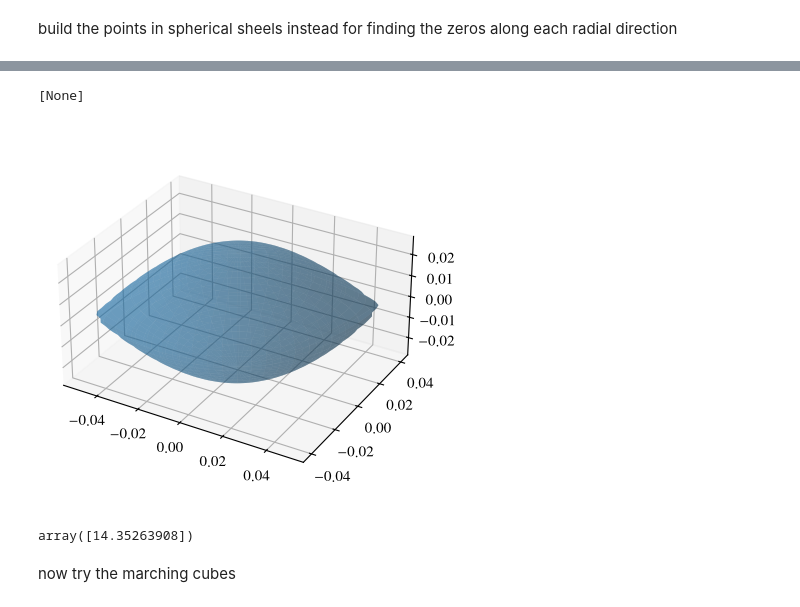
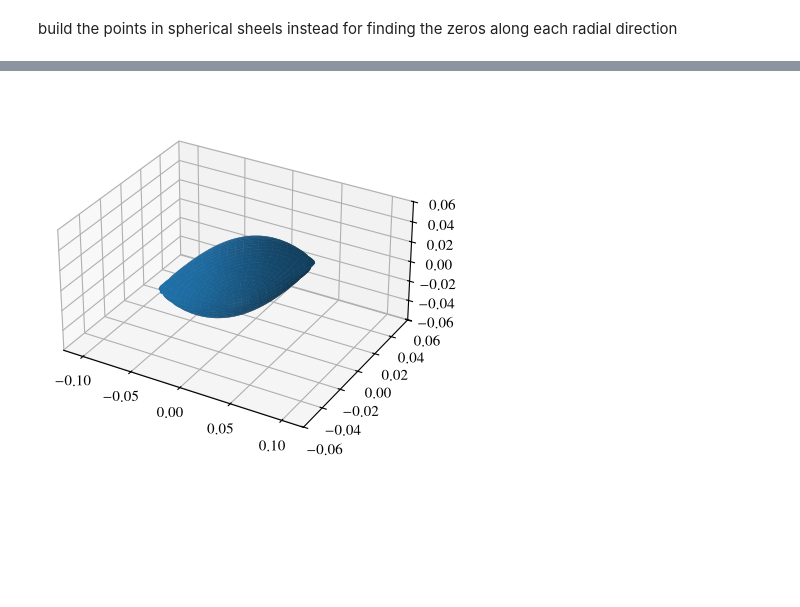
Before and after one commit to salvatore-ferrone/bar-dynamics, a Jupyter notebook: pedagogy/renaud_2011.ipynb, the cells around one changed output, grey strips where cells are left out. Saved outputs shown, nothing was run; the diff lists cells and outputs as text; code cells hidden in the pictures; blank space fills up the shorter version.

```diff
--- a/pedagogy/renaud_2011.ipynb
+++ b/pedagogy/renaud_2011.ipynb
@@ -212,5 +183,3 @@ for i in range(nhat.shape[0]):
-# %%
-x, y, z = (a.reshape(TH.shape) for a in (x, y, z))
 # %%
 from scipy.optimize import brentq
 
@@ -232,3 +206,0 @@ radii, h = jacobi_radii(nhat, EL1[0], Hess_cen+Hess_mw, G, massCluster, scaleRad
-# %%
-x, y, z = (radii[:, None]*nhat).T
-x, y, z = (a.reshape(TH.shape) for a in (x, y, z))
@@ -235,20 +278,8 @@ x, y, z = (a.reshape(TH.shape) for a in (x, y, z))
 # %%
+fig = plt.figure(); ax = fig.add_subplot(projection="3d")
+myell = ellipsoid(scaleRadius,scaleRadius,scaleRadius)
+ax.plot_surface(x, y, z, alpha=0.9)
 
-fig = plt.figure(); ax = fig.add_subplot(projection="3d")
-ax.plot_surface(x, y, z, alpha=0.4)
-ax.set_box_aspect((1, 1, 1))
-ax.set(aspect="equal")
+ax.set(aspect="equal", xlim=[-2*rJ,2*rJ],ylim=[-rJ,rJ],zlim=[-rJ,rJ]);
 # %% [output]
-[None]
-[figure, old version]
+[figure, new version]
-# %%
-# get the energy at L1
-Phi_eff(rJ*nhat[200],Hess_cen,Hess_mw,pot_cluster)
-
-# get the total potential along a direction
-
-# and then find the sign change with the desired energy
-# %% [output]
-array([14.35263908])
-# %% [markdown]
-now try the marching cubes
```
Also changed, not shown: parts of 17 cells of this notebook.
